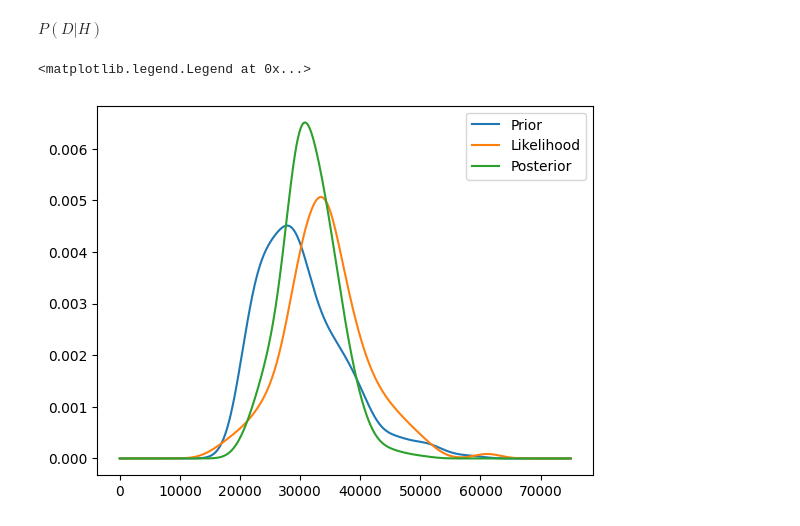
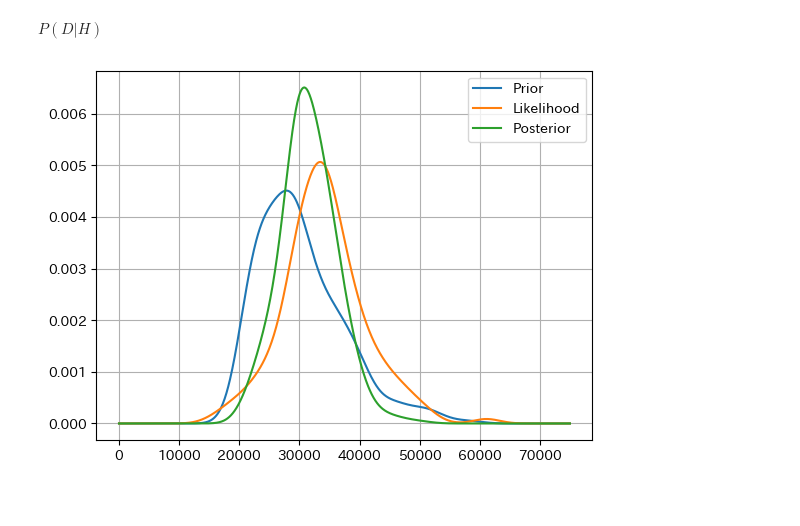
Before and after one commit to HiroshiATakano/ThinkBayes, a Jupyter notebook: 6. 決定分析.ipynb, the cells around one changed output. Cells and saved outputs as stored; diff of their text form; code cells hidden in the pictures.

```diff
--- a/6. 決定分析.ipynb
+++ b/6. 決定分析.ipynb
@@ -290,0 +844,4 @@ error2.mean()
+# %%
+prices1 = df3["Showcase 1"].to_numpy()
+bids1 = df3["Bid 1"].to_numpy()
+diffs1 = df3["Difference 1"].to_numpy()
@@ -290,0 +860,28 @@ error2.mean()
+# %%
+import numpy as np
+import matplotlib.pyplot as plt
+from scipy.stats import gaussian_kde
+
+guess = 20000
+
+# 誤差データ
+diffs = np.asarray(diffs1).ravel()
+
+# 誤差分布 KDE
+error_kde = gaussian_kde(diffs)
+
+# 価格軸
+prices = np.linspace(0, 75000, 101)
+
+# 尤度
+likelihood = []
+
+for price in prices:
+    error = float(price - guess)
+    likelihood.append(error_kde(error))
+
+likelihood = np.array(likelihood).ravel()
+
+# 正規化
+#likelihood = likelihood / np.trapz(likelihood, prices)
+likelihood = likelihood / likelihood.sum()
@@ -319,7 +962,7 @@ xs = np.linspace(0,75000,1000)
 
 error = guess - xs
 
-likelihood = kde_error(guess - xs)
+likelihood = kde_error(error)
 
 likelihood_scaled = likelihood / likelihood.sum()
 # %%
@@ -331,11 +974,11 @@ posterior /= posterior.sum()
 # %%
 plt.plot(xs, prior, label="Prior")
 plt.plot(xs, likelihood_scaled, label="Likelihood")
 plt.plot(xs, posterior, label="Posterior")
 plt.legend()
+plt.grid(True)
 # %% [output]
-<matplotlib.legend.Legend at 0x...>
-[figure, old version]
+[figure, new version]
 # %%
 print(prior.max())
 print(likelihood.max())
```
Also changed, not shown: parts of 79 cells of this notebook, 3 other files.
